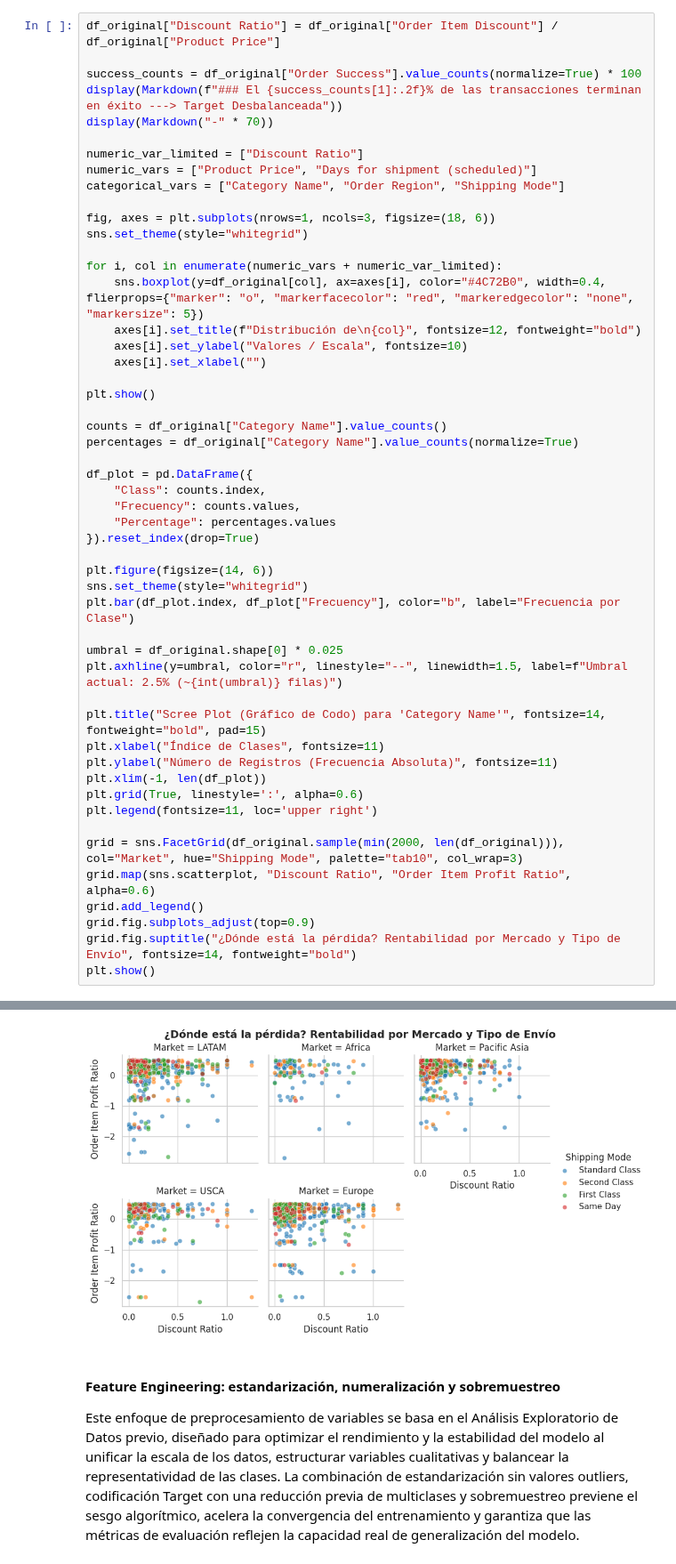
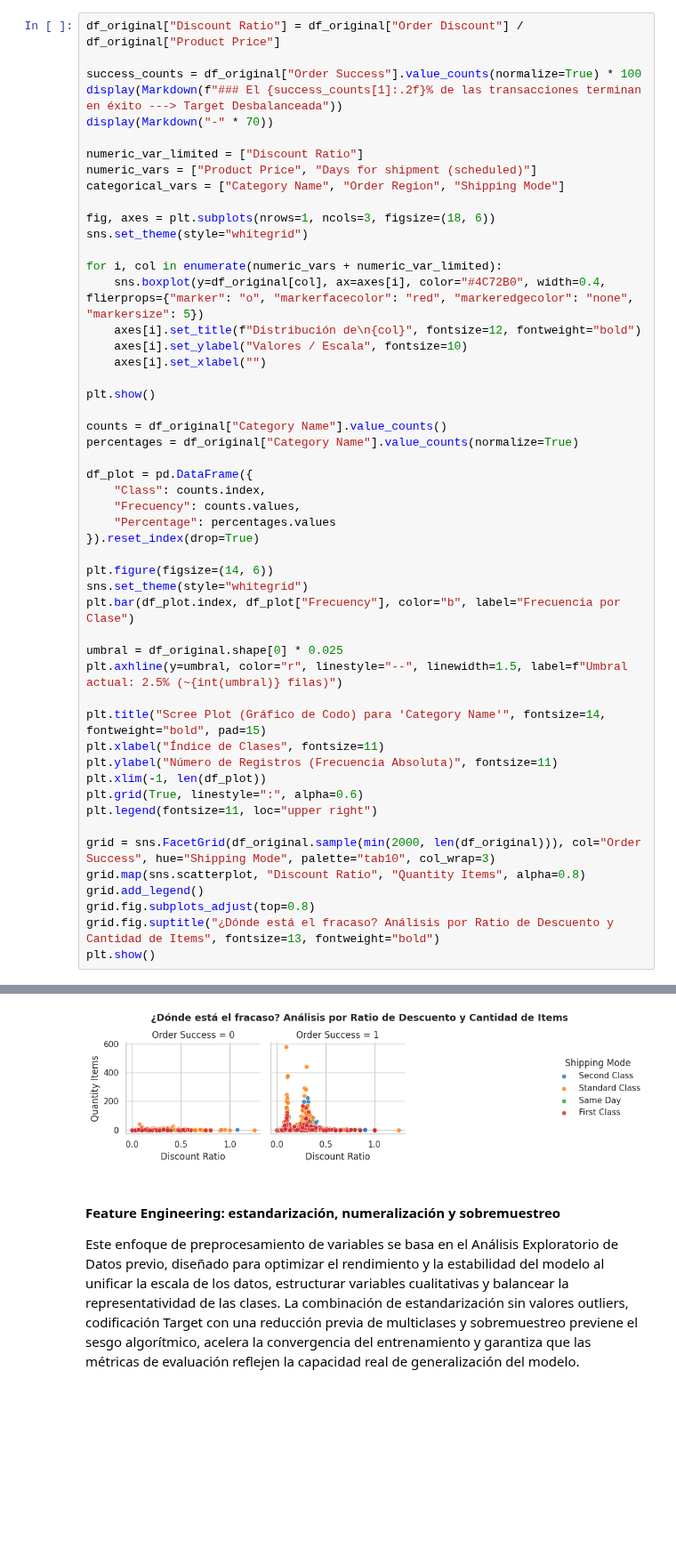
Before and after one commit to genagithub/proyecto-4, a Jupyter notebook: risk_scoring.ipynb, the cells around one changed output, grey strips where cells are left out. Shown at 89% size. Drawn from its saved outputs; the diff is of its cells as text; blank space fills up the shorter version.

```diff
--- a/risk_scoring.ipynb
+++ b/risk_scoring.ipynb
@@ -53,5 +38,5 @@ display(Markdown(f"#### Variable 'Order Status': {df_original["Order Status"].un
 # %%
-df_original["Discount Ratio"] = df_original["Order Item Discount"] / df_original["Product Price"]
+df_original["Discount Ratio"] = df_original["Order Discount"] / df_original["Product Price"]
 
 success_counts = df_original["Order Success"].value_counts(normalize=True) * 100
 display(Markdown(f"### El {success_counts[1]:.2f}% de las transacciones terminan en éxito ---> Target Desbalanceada"))
@@ -92,13 +77,13 @@ plt.title("Scree Plot (Gráfico de Codo) para 'Category Name'", fontsize=14, fon
 plt.xlabel("Índice de Clases", fontsize=11)
 plt.ylabel("Número de Registros (Frecuencia Absoluta)", fontsize=11)
 plt.xlim(-1, len(df_plot))
-plt.grid(True, linestyle=':', alpha=0.6)
-plt.legend(fontsize=11, loc='upper right')
+plt.grid(True, linestyle=":", alpha=0.6)
+plt.legend(fontsize=11, loc="upper right")
 
-grid = sns.FacetGrid(df_original.sample(min(2000, len(df_original))), col="Market", hue="Shipping Mode", palette="tab10", col_wrap=3)
-grid.map(sns.scatterplot, "Discount Ratio", "Order Item Profit Ratio", alpha=0.6)
+grid = sns.FacetGrid(df_original.sample(min(2000, len(df_original))), col="Order Success", hue="Shipping Mode", palette="tab10", col_wrap=3)
+grid.map(sns.scatterplot, "Discount Ratio", "Quantity Items", alpha=0.8)
 grid.add_legend()
-grid.fig.subplots_adjust(top=0.9)
-grid.fig.suptitle("¿Dónde está la pérdida? Rentabilidad por Mercado y Tipo de Envío", fontsize=14, fontweight="bold")
+grid.fig.subplots_adjust(top=0.8)
+grid.fig.suptitle("¿Dónde está el fracaso? Análisis por Ratio de Descuento y Cantidad de Items", fontsize=13, fontweight="bold")
 plt.show()
 # %% [output]
@@ -109,4 +94,4 @@ plt.show()
-[figure, old version]
+[figure, new version]
 # %% [markdown]
 #### Feature Engineering: estandarización, numeralización y sobremuestreo
 Este enfoque de preprocesamiento de variables se basa en el Análisis Exploratorio de Datos previo, diseñado para optimizar el rendimiento y la estabilidad del modelo al unificar la escala de los datos, estructurar variables cualitativas y balancear la representatividad de las clases. La combinación de estandarización sin valores outliers, codificación Target con una reducción previa de multiclases y sobremuestreo previene el sesgo algorítmico, acelera la convergencia del entrenamiento y garantiza que las métricas de evaluación reflejen la capacidad real de generalización del modelo.
```
Also changed, not shown: parts of 5 cells of this notebook.
